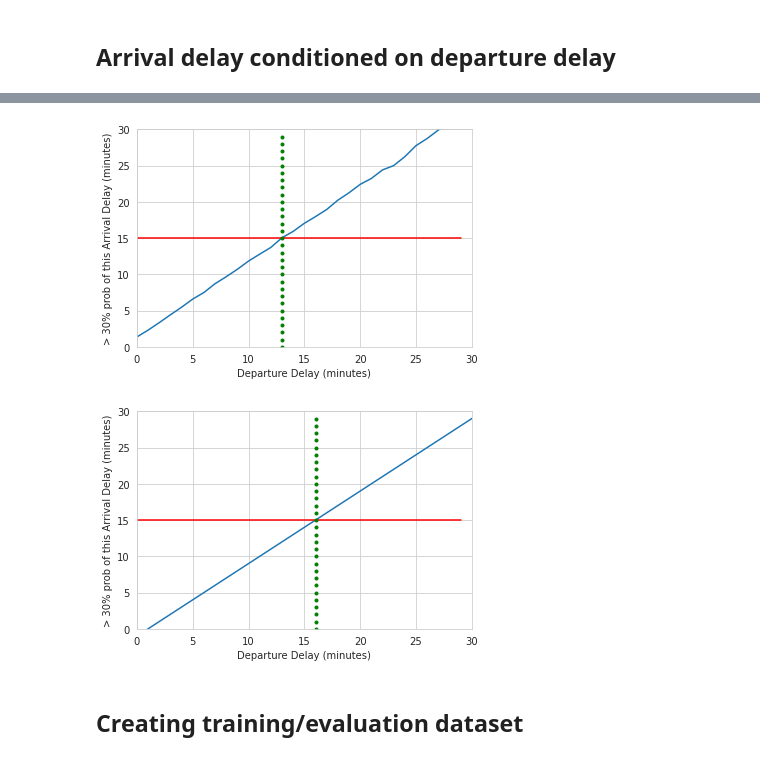
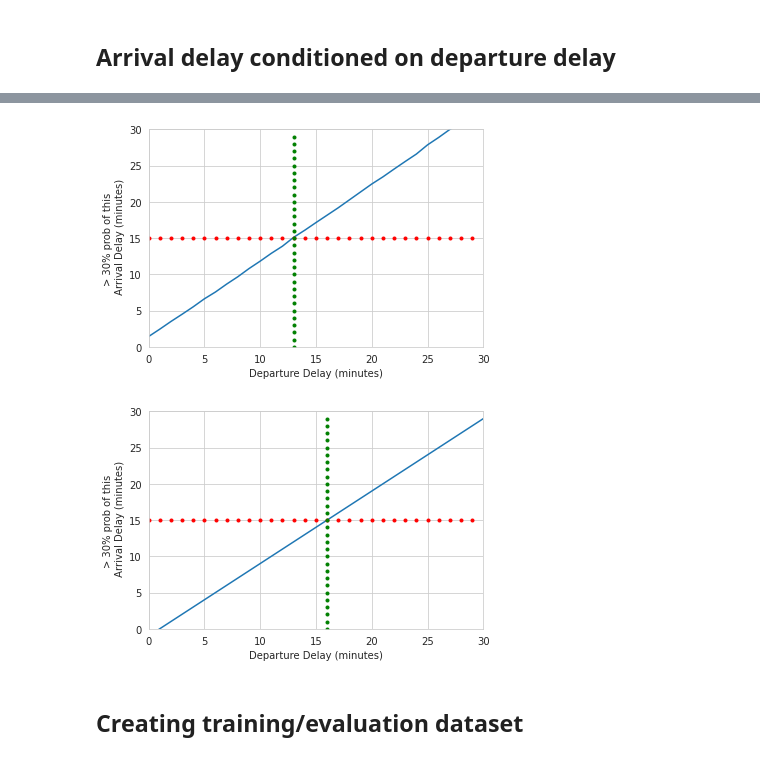
Before and after one commit to GoogleCloudPlatform/data-science-on-gcp, a Jupyter notebook: 05_bqnotebook/exploration.ipynb, the cells around one changed output, grey strips where cells are left out. Saved outputs shown, nothing was run; the diff lists cells and outputs as text; code cells hidden in the pictures.

Commit message:
better figures

```diff
--- a/05_bqnotebook/exploration.ipynb
+++ b/05_bqnotebook/exploration.ipynb
@@ -281,23 +282,23 @@ ax = depdelay.plot(kind='line', x='DEP_DELAY',
 # %%
 Z_30 = 0.52
 depdelay['arr_delay_30'] = (Z_30 * depdelay['stddev_arrival_delay']) \
              + depdelay['arrival_delay']
 
 ax = plt.axes()
 depdelay.plot(kind='line', x='DEP_DELAY', y='arr_delay_30',
               ax=ax, ylim=(0,30), xlim=(0,30), legend=False)
 ax.set_xlabel('Departure Delay (minutes)')
-ax.set_ylabel('> 30% prob of this Arrival Delay (minutes)');
+ax.set_ylabel('> 30% prob of this\n Arrival Delay (minutes)');
 
 x = np.arange(0, 30)
 y = np.ones_like(x) * 15
-ax.plot(x, y, color='r');
+ax.plot(x, y, 'r.');
 
 y = np.arange(0, 30)
 x = np.ones_like(y) * 13
 ax.plot(x, y, 'g.');
 # %% [output]
-[figure, old version]
+[figure, new version]
 # %%
 %%bigquery depdelay
 SELECT
@@ -315,17 +316,17 @@ ax = plt.axes()
 depdelay.plot(kind='line', x='DEP_DELAY', y='arrival_delay',
               ax=ax, ylim=(0,30), xlim=(0,30), legend=False)
 ax.set_xlabel('Departure Delay (minutes)')
-ax.set_ylabel('> 30% prob of this Arrival Delay (minutes)');
+ax.set_ylabel('> 30% prob of this\n Arrival Delay (minutes)');
 
 x = np.arange(0, 30)
 y = np.ones_like(x) * 15
-ax.plot(x, y, color='r');
+ax.plot(x, y, 'r.');
 
 y = np.arange(0, 30)
 x = np.ones_like(y) * 16
 ax.plot(x, y, 'g.');
 # %% [output]
-[figure, old version]
+[figure, new version]
 # %% [markdown]
 ## Creating training/evaluation dataset
 # %%
```
Also changed, not shown: parts of 19 cells of this notebook, 1 other file.
